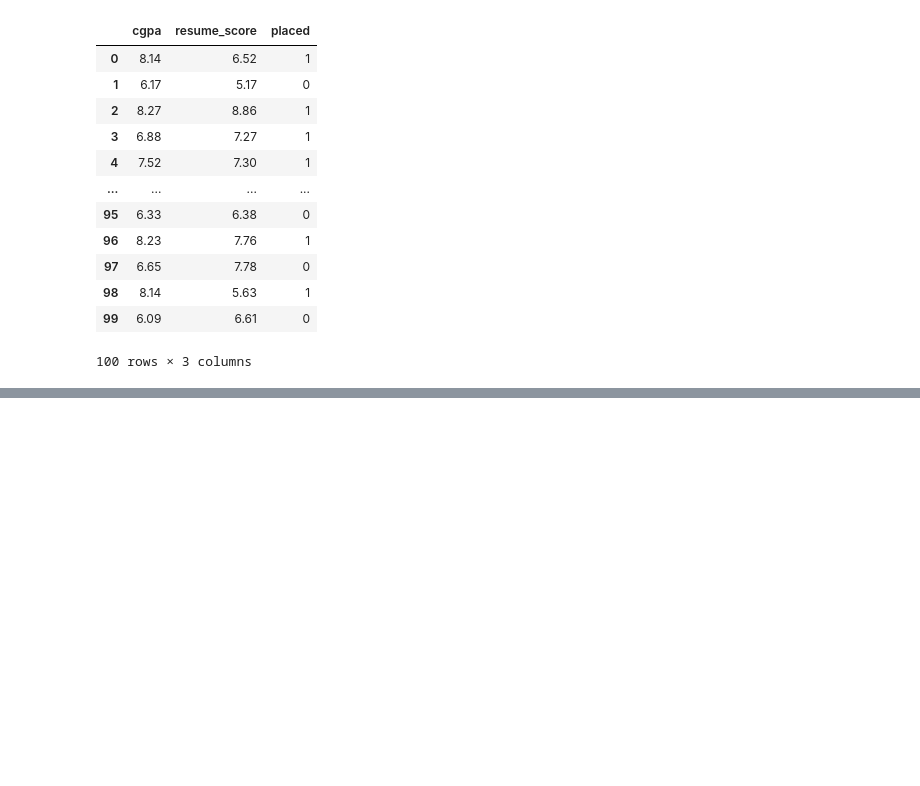
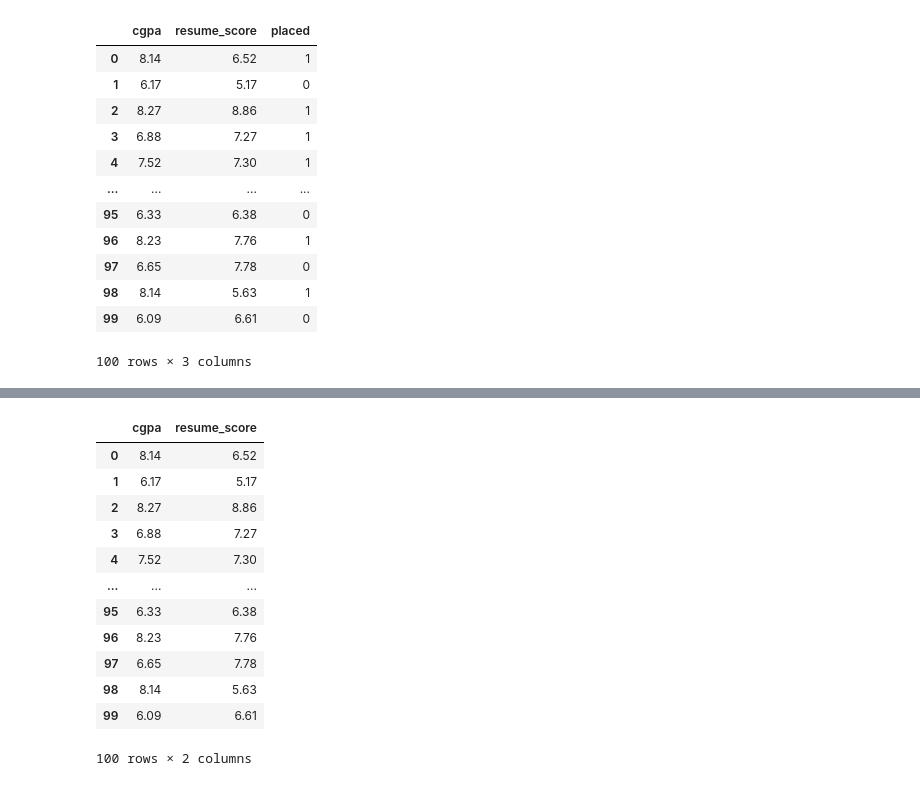
Before and after one commit to Msaleemakhtar/Deep-Learning, a Jupyter notebook: Deep_Learning.ipynb, the cells around one changed output, grey strips where cells are left out. Cells and saved outputs as stored; diff of their text form; code cells hidden in the pictures; blank space fills up the shorter version.

```diff
--- a/Deep_Learning.ipynb
+++ b/Deep_Learning.ipynb
@@ -24,0 +41,17 @@ data
+# %%
+x = df.iloc[:,0:2]
+x
+# %% [output]
+|  | cgpa | resume_score |
+| 0 | 8.14 | 6.52 |
+| 1 | 6.17 | 5.17 |
+| 2 | 8.27 | 8.86 |
+| 3 | 6.88 | 7.27 |
+| 4 | 7.52 | 7.30 |
+| ... | ... | ... |
+| 95 | 6.33 | 6.38 |
+| 96 | 8.23 | 7.76 |
+| 97 | 6.65 | 7.78 |
+| 98 | 8.14 | 5.63 |
+| 99 | 6.09 | 6.61 |
+100 rows × 2 columns
```
Also changed, not shown: parts of 11 cells of this notebook.
